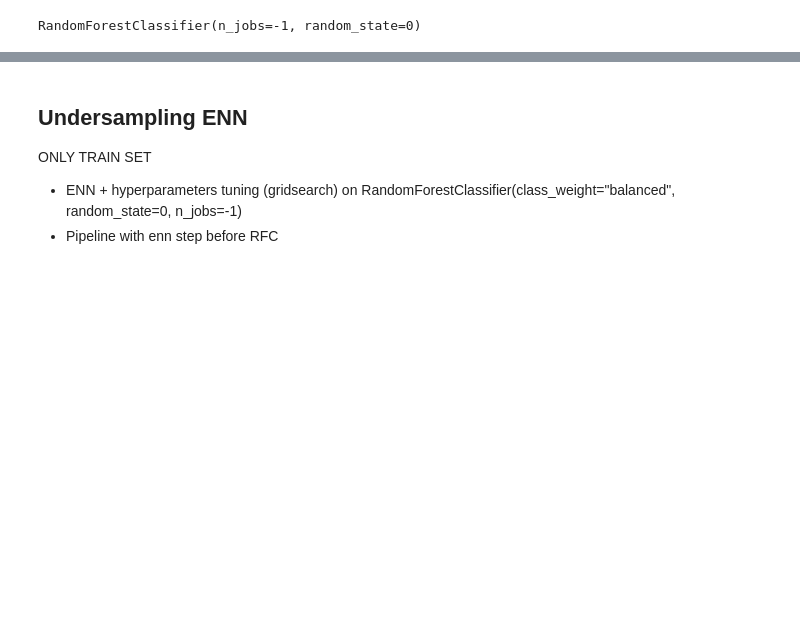
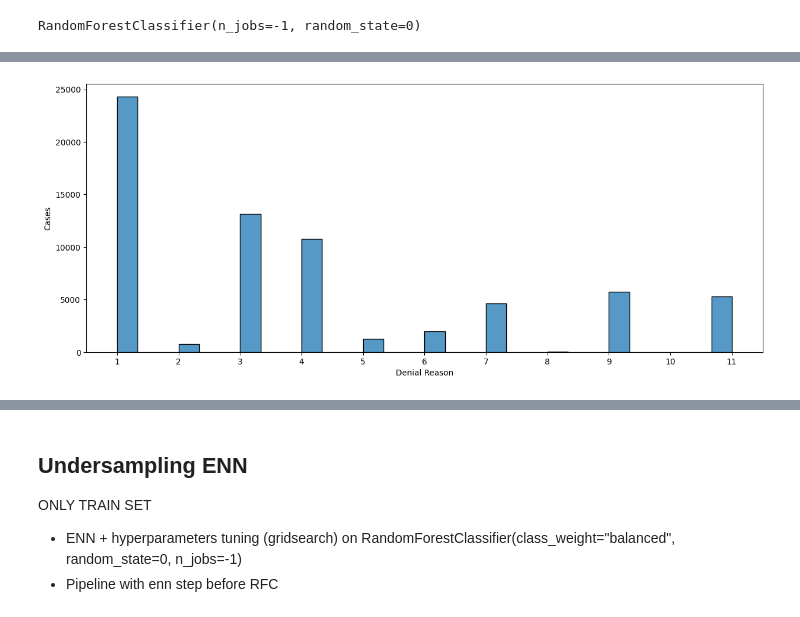
Before and after one commit to HITOfficial/data-mining, a Jupyter notebook: imbalanced-learning/checkpoint.ipynb, the cells around one changed output, grey strips where cells are left out. Drawn from its saved outputs; the diff is of its cells as text; code cells hidden in the pictures; blank space fills up the shorter version.

```diff
--- a/imbalanced-learning/checkpoint.ipynb
+++ b/imbalanced-learning/checkpoint.ipynb
@@ -636,0 +513,4 @@ accuracy: 40.96%
+# %%
+draw_histplot(y_train[y_train != 10])
+# %% [output]
+[figure, added]
```
Also changed, not shown: parts of 96 cells of this notebook.
